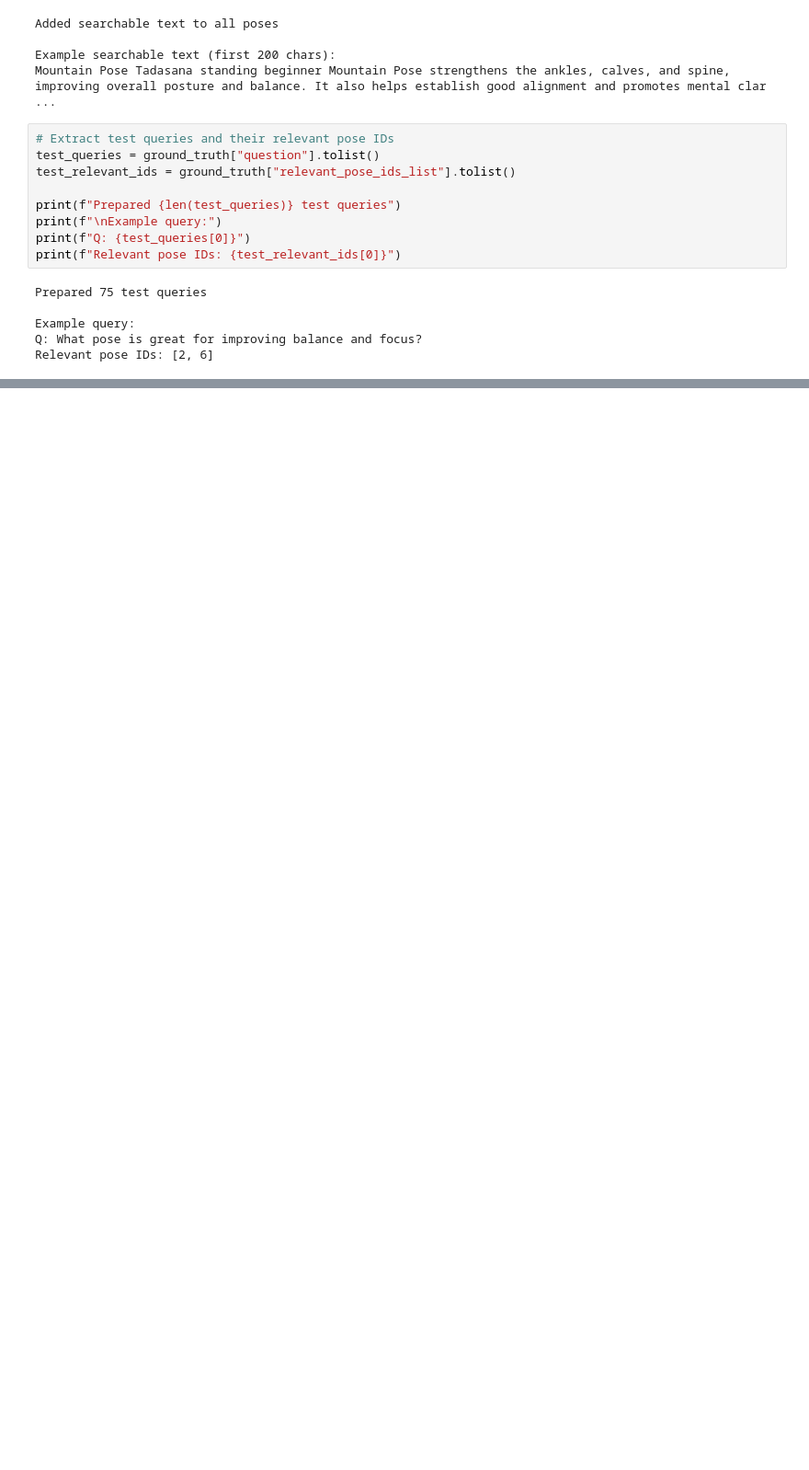
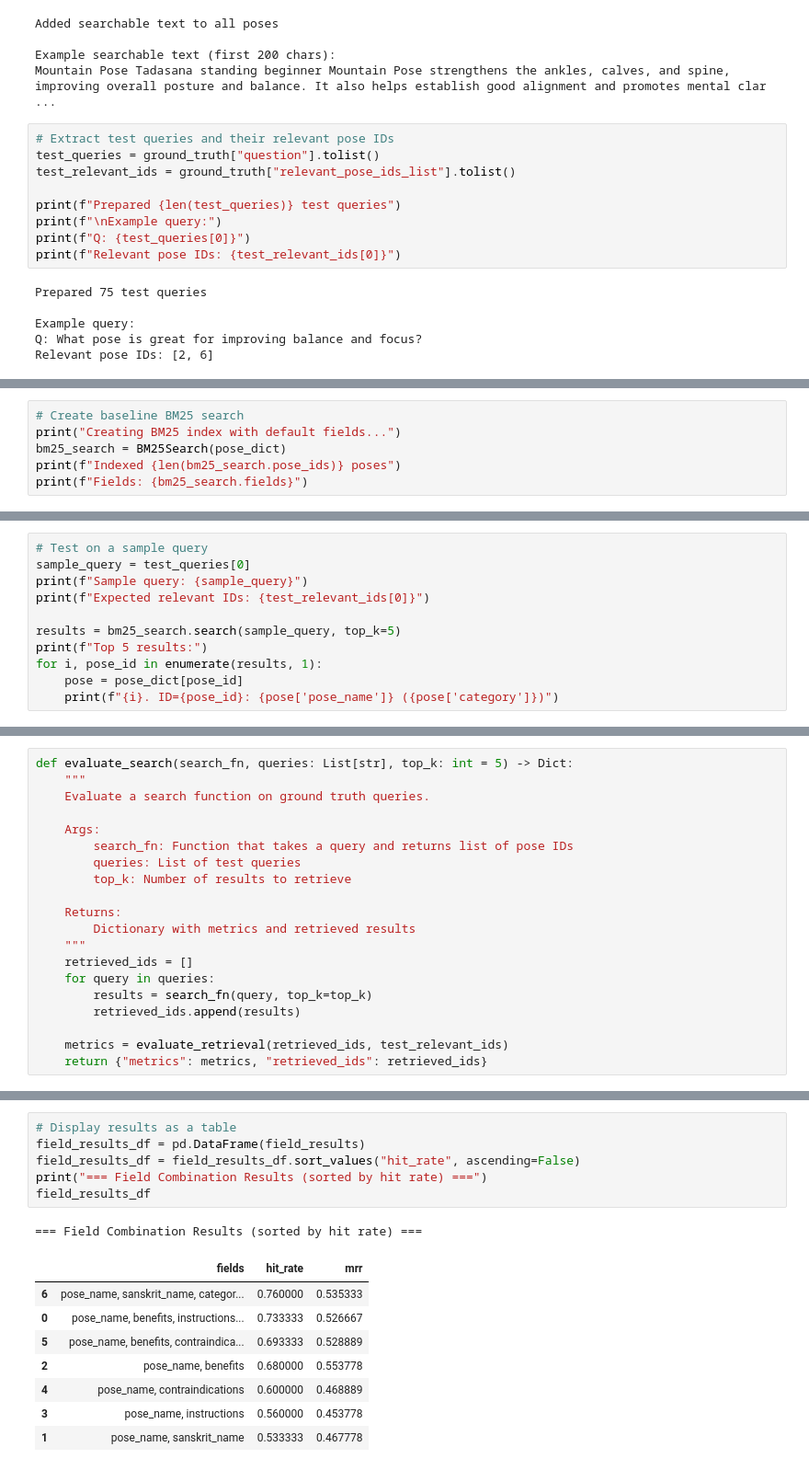
Before and after one commit to Ramsi-K/yoga-assistant-knowledge-rag, a Jupyter notebook: notebooks/retrieval-experiments.ipynb, the cells around one changed output, grey strips where cells are left out. Shown at 92% size. Drawn from its saved outputs; the diff is of its cells as text; blank space fills up the shorter version.

```diff
--- a/notebooks/retrieval-experiments.ipynb
+++ b/notebooks/retrieval-experiments.ipynb
@@ -231,0 +355,6 @@ Relevant pose IDs: [2, 6]
+# %%
+# Create baseline BM25 search
+print("Creating BM25 index with default fields...")
+bm25_search = BM25Search(pose_dict)
+print(f"Indexed {len(bm25_search.pose_ids)} poses")
+print(f"Fields: {bm25_search.fields}")
@@ -231,0 +365,11 @@ Relevant pose IDs: [2, 6]
+# %%
+# Test on a sample query
+sample_query = test_queries[0]
+print(f"Sample query: {sample_query}")
+print(f"Expected relevant IDs: {test_relevant_ids[0]}")
+
+results = bm25_search.search(sample_query, top_k=5)
+print(f"Top 5 results:")
+for i, pose_id in enumerate(results, 1):
+    pose = pose_dict[pose_id]
+    print(f"{i}. ID={pose_id}: {pose['pose_name']} ({pose['category']})")
@@ -231,0 +387,20 @@ Relevant pose IDs: [2, 6]
+# %%
+def evaluate_search(search_fn, queries: List[str], top_k: int = 5) -> Dict:
+    """
+    Evaluate a search function on ground truth queries.
+
+    Args:
+        search_fn: Function that takes a query and returns list of pose IDs
+        queries: List of test queries
+        top_k: Number of results to retrieve
+
+    Returns:
+        Dictionary with metrics and retrieved results
+    """
+    retrieved_ids = []
+    for query in queries:
+        results = search_fn(query, top_k=top_k)
+        retrieved_ids.append(results)
+
+    metrics = evaluate_retrieval(retrieved_ids, test_relevant_ids)
+    return {"metrics": metrics, "retrieved_ids": retrieved_ids}
@@ -231,0 +502,16 @@ Relevant pose IDs: [2, 6]
+# %%
+# Display results as a table
+field_results_df = pd.DataFrame(field_results)
+field_results_df = field_results_df.sort_values("hit_rate", ascending=False)
+print("=== Field Combination Results (sorted by hit rate) ===")
+field_results_df
+# %% [output]
+=== Field Combination Results (sorted by hit rate) ===
+|  | fields | hit_rate | mrr |
+| 6 | pose_name, sanskrit_name, categor... | 0.760000 | 0.535333 |
+| 0 | pose_name, benefits, instructions... | 0.733333 | 0.526667 |
+| 5 | pose_name, benefits, contraindica... | 0.693333 | 0.528889 |
+| 2 | pose_name, benefits | 0.680000 | 0.553778 |
+| 4 | pose_name, contraindications | 0.600000 | 0.468889 |
+| 3 | pose_name, instructions | 0.560000 | 0.453778 |
+| 1 | pose_name, sanskrit_name | 0.533333 | 0.467778 |
```
Also changed, not shown: parts of 26 cells of this notebook, 3 other files.
